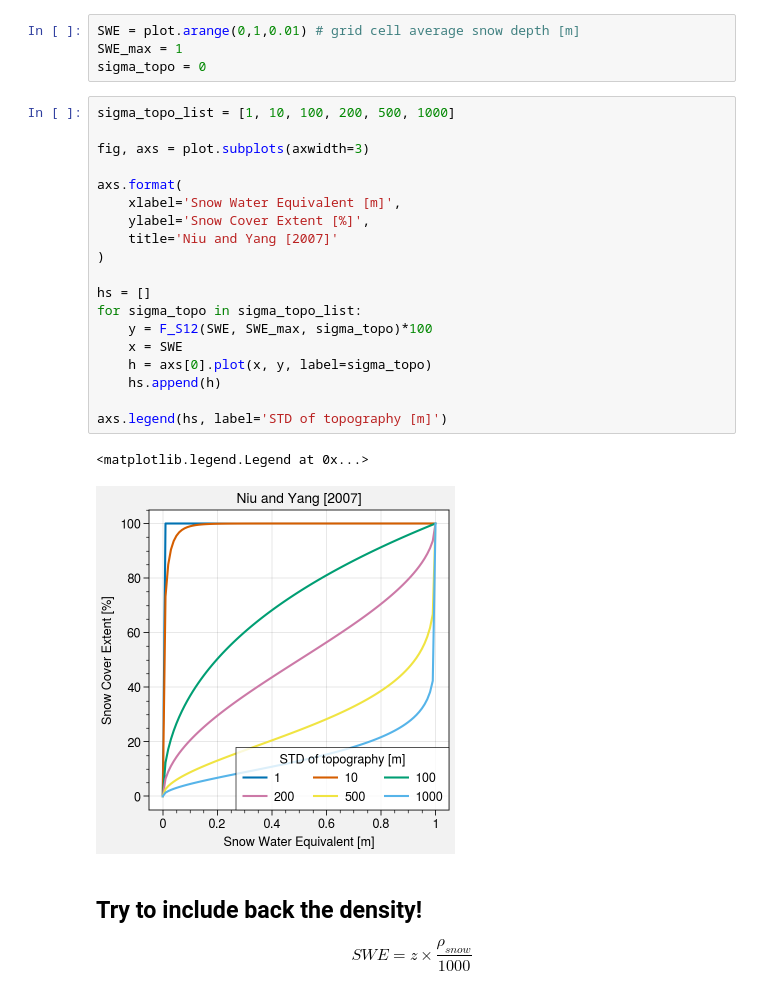
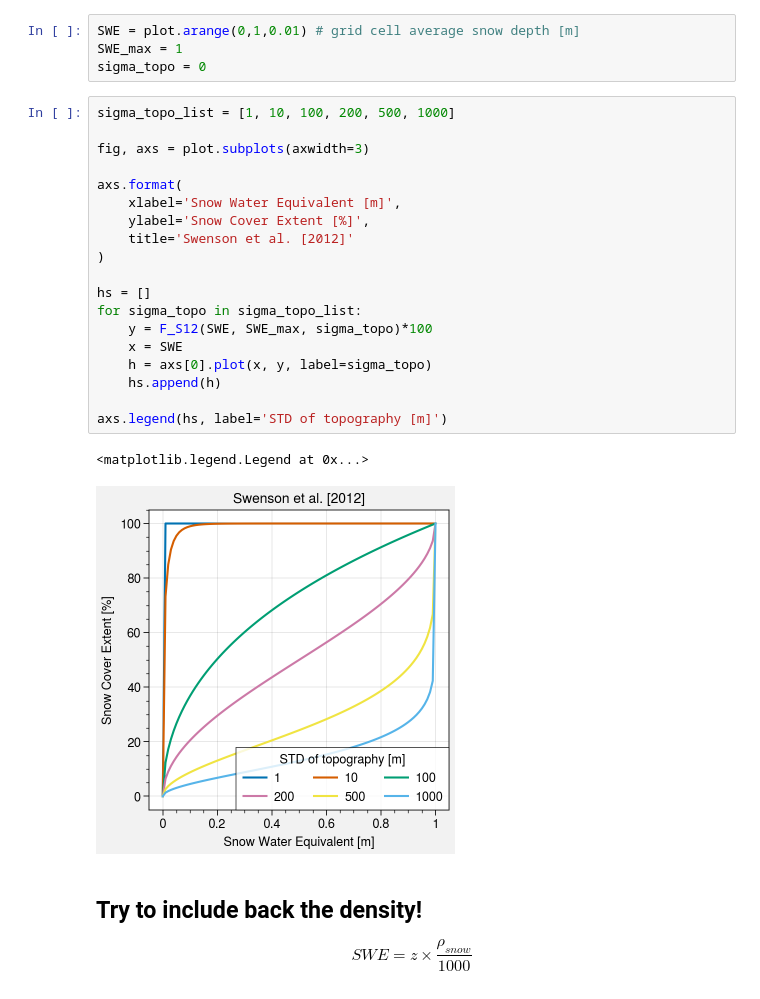
Before and after one commit to mickaellalande/PhD, a Jupyter notebook: local/SCE_SWE_parametization/Swenson2012.ipynb, the cells around one changed output. Saved outputs shown, nothing was run; the diff lists cells and outputs as text.

```diff
--- a/local/SCE_SWE_parametization/Swenson2012.ipynb
+++ b/local/SCE_SWE_parametization/Swenson2012.ipynb
@@ -33,25 +33,25 @@ sigma_topo = 0
 # %%
 sigma_topo_list = [1, 10, 100, 200, 500, 1000]
 
 fig, axs = plot.subplots(axwidth=3)
 
 axs.format(
     xlabel='Snow Water Equivalent [m]',
     ylabel='Snow Cover Extent [%]',
-    title='Niu and Yang [2007]'
+    title='Swenson et al. [2012]'
 )
 
 hs = []
 for sigma_topo in sigma_topo_list:
     y = F_S12(SWE, SWE_max, sigma_topo)*100
     x = SWE
     h = axs[0].plot(x, y, label=sigma_topo)
     hs.append(h)
 
 axs.legend(hs, label='STD of topography [m]')
 # %% [output]
 <matplotlib.legend.Legend at 0x...>
-[figure, old version]
+[figure, new version]
 # %% [markdown]
 ## Try to include back the density!
 
```
Also changed, not shown: 3 other files.
